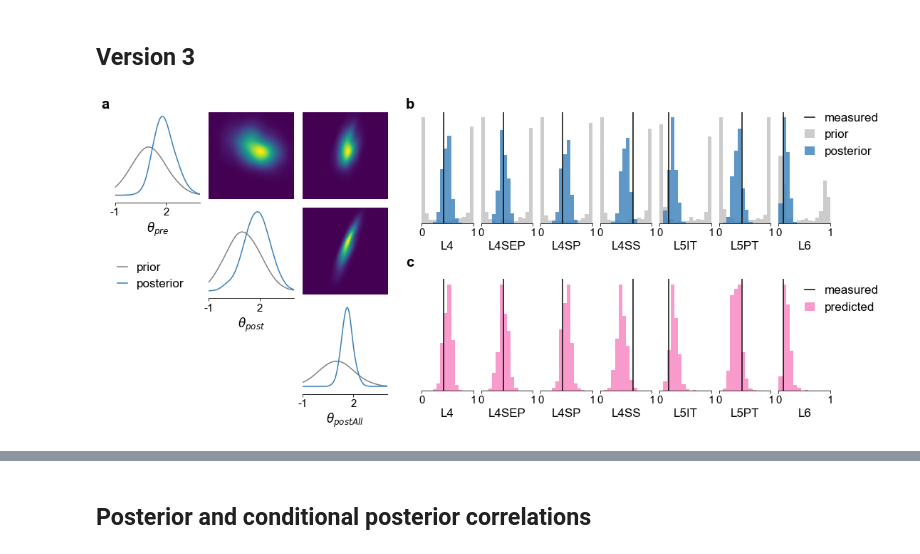
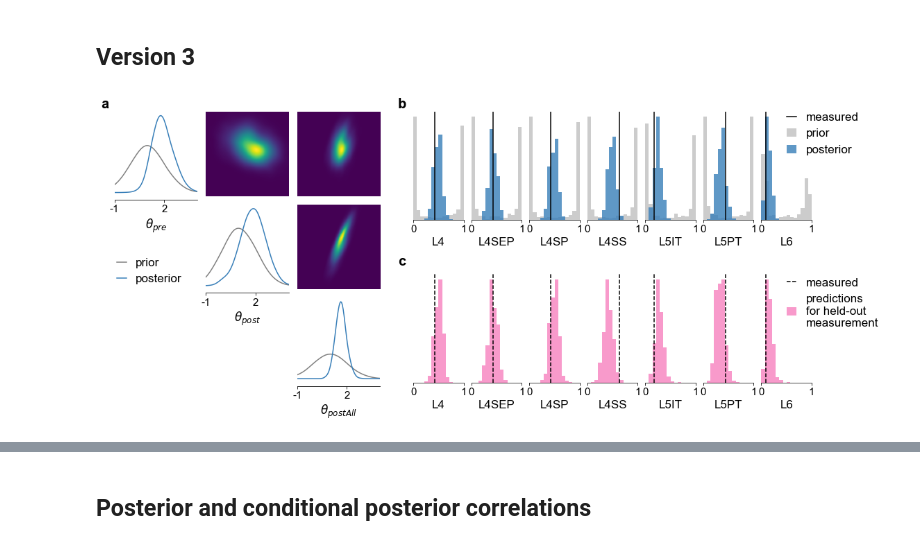
Before and after one commit to mackelab/sbi-for-connectomics, a Jupyter notebook: figures/fig3/figure3-sbi_with_measurements.ipynb, the cells around one changed output, grey strips where cells are left out. Cells and saved outputs as stored; diff of their text form; code cells hidden in the pictures.

```diff
--- a/figures/fig3/figure3-sbi_with_measurements.ipynb
+++ b/figures/fig3/figure3-sbi_with_measurements.ipynb
@@ -154,11 +139,11 @@ fig, ax2 = pairplot(xos[:1000],
                    )
 
 # Cross validation
-for idx, xs in enumerate(predictive_samples_lit):
+for idx, xis in enumerate(predictive_samples_lit):
 
     axi = ax2[idx, idx] # ax2[0 if idx<4 else 1, idx % 4]
     plt.sca(axi)
-    plt.hist(xs[:, idx].reshape(1, -1), bins=10, alpha=1.0, color=colors[4], histtype="step")
+    plt.hist(xis[:, idx].reshape(1, -1), bins=10, alpha=1.0, color=colors[4], histtype="step")
 
 plt.sca(ax2[0, 0])
 plt.legend(["measured data", "predicted from \nall data", "predicted from \npartial data"],
@@ -408,38 +393,39 @@ plt.legend(handlelength=handlelength,
            bbox_to_anchor=bbox_to_anchor,
            loc="lower left",
           );
 
 # Cross validation
 custom_marginal_plot(ax3, predicted_xos_per_dim, xo,
-                     x_label="predicted",
+                     x_label="predictions\nfor held-out\nmeasurement",
                      points_label="measured",
                      labels=obs_labels,
                      num_bins=bins,
                      color=colors[3],
                      handlelength=handlelength,
-                     bbox_to_anchor=(0.28, .87),
+                     bbox_to_anchor=(0.28, .67),
                      plot_legend=False,
+                     points_line_style="--",
                     )
 
 plt.sca(ax3[-1])
 plt.legend(handlelength=handlelength,
-           bbox_to_anchor=(0.3, .6),
+           bbox_to_anchor=(0.3, .4),
            loc="lower left",
           );
 
 # Add Letters.
 weight = "bold"
 fontsize = 20
 y1 = 0.91
-y2 = 0.47
+y2 = 0.46
 
 x1 = 0.11
 x2 = 0.44
 fig.text(x1, y1, "a", fontsize=fontsize, fontweight=weight)
 fig.text(x2, y1, "b", fontsize=fontsize, fontweight=weight)
 fig.text(x2, y2, "c", fontsize=fontsize, fontweight=weight);
 # %% [output]
-[figure, old version]
+[figure, new version]
 # %%
 fig.savefig("figure3_SBI_results_v4_with_prior.png", dpi=300, bbox_inches='tight')
 fig.savefig("figure3_SBI_results_v4_with_prior.pdf", dpi=300, bbox_inches='tight')
```
Also changed, not shown: parts of 10 cells of this notebook, 19 other files.
